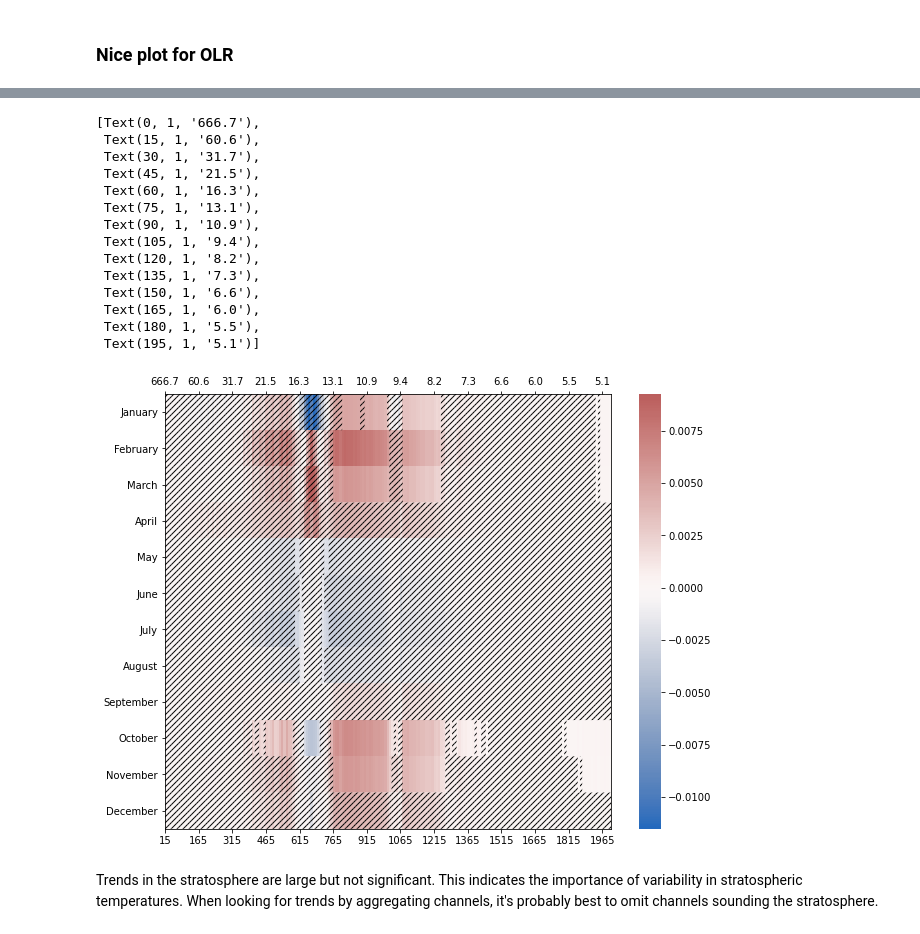
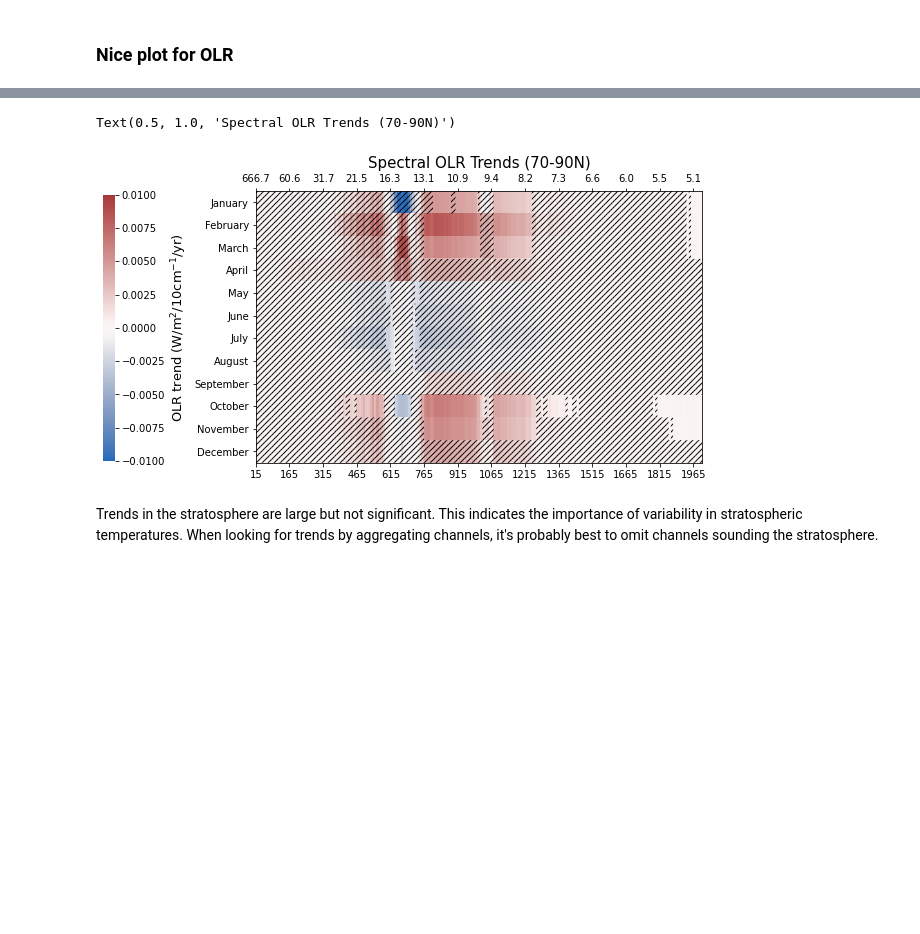
Before and after one commit to jshaw35/spectral_ice, a Jupyter notebook: FINESST_figures.ipynb, the cells around one changed output, grey strips where cells are left out. Cells and saved outputs as stored; diff of their text form; code cells hidden in the pictures; blank space fills up the shorter version.

```diff
--- a/FINESST_figures.ipynb
+++ b/FINESST_figures.ipynb
@@ -321,55 +358,49 @@ noout = f1_ax2.set_yticklabels(12*[None])
 # %%
 to_png(fig1,"spectraltrends_withtemp",bbox_inches="tight")
 # %%
-fig_sig,ax_sig = plt.subplots(nrows=1,ncols=1,figsize=(10,8))
+fig_sig,ax_sig = plt.subplots(nrows=1,ncols=1,figsize=(8,5))
 ax_sigb = ax_sig.twiny()
 
 statsig_thresh = 95
 
 mon_dict = {'1':'January','2':'February','3':'March','4':'April','5':'May','6':'June',
            '7':'July','8':'August','9':'September','10':'October','11':'November','12':'December',
            }
 
 def tick_function1(X):
     out = ["%.0f" % z for z in X]
     return out
 
 def tick_function2(X):
     V = 1e4/X
     return ["%.1f" % z for z in V]
 
 tick_indices = np.where(olr_trend_spatavg.wnum.values % 150 == 15)[0]
 tick_values = olr_trend_spatavg.wnum[tick_indices]
 
-im = sns.heatmap(olr_trend_spatavg, center=0, cmap='vlag',ax=ax_sig)#,mask=olr_statsig_spatavg<statsig_thresh)
+cbar_axh2 = fig_sig.add_axes([-0.14, 0.13, 0.02, 0.74])
+
+im = sns.heatmap(olr_trend_spatavg, center=0, cmap='vlag',ax=ax_sig,cbar_ax=cbar_axh2,vmin=-0.01,vmax=0.01)#,mask=olr_statsig_spatavg<statsig_thresh)
 
 zm = olr_trend_spatavg.where(olr_statsig_spatavg<statsig_thresh)
 x = np.arange(0,olr_trend_spatavg.shape[1]+1)
 y = np.arange(0,olr_trend_spatavg.shape[0]+1)
-plt.pcolor(x, y, zm, hatch='////', alpha=0.)
+ax_sig.pcolor(x, y, zm, hatch='////', alpha=0.)
 
 ax_sig.set_xticks(tick_indices)
 ax_sig.set_xticklabels(tick_function1(tick_values),fontdict={'fontsize':10,'rotation':0})
 ax_sig.set_yticklabels(mon_dict.values(),fontdict={'fontsize':10,'rotation':0})
 
 ax_sigb.set_xticks(tick_indices)
 ax_sigb.set_xbound(ax_sig.get_xbound())
 ax_sigb.set_xticklabels(tick_function2(tick_values))
+
+cbar = im.collections[0].colorbar
+cbar.set_label('OLR trend (W/m$^{2}$/10cm$^{-1}$/yr)', fontsize=13)
+
+ax_sig.set_title('Spectral OLR Trends (70-90N)',fontsize=15)
 # %% [output]
-[Text(0, 1, '666.7'),
- Text(15, 1, '60.6'),
- Text(30, 1, '31.7'),
- Text(45, 1, '21.5'),
- Text(60, 1, '16.3'),
- Text(75, 1, '13.1'),
- Text(90, 1, '10.9'),
- Text(105, 1, '9.4'),
- Text(120, 1, '8.2'),
- Text(135, 1, '7.3'),
- Text(150, 1, '6.6'),
- Text(165, 1, '6.0'),
- Text(180, 1, '5.5'),
- Text(195, 1, '5.1')]
+Text(0.5, 1.0, 'Spectral OLR Trends (70-90N)')
-[figure, old version]
+[figure, new version]
 # %% [markdown]
 Trends in the stratosphere are large but not significant. This indicates the importance of variability in stratospheric temperatures. When looking for trends by aggregating channels, it's probably best to omit channels sounding the stratosphere.
```
Also changed, not shown: parts of 45 cells of this notebook.
